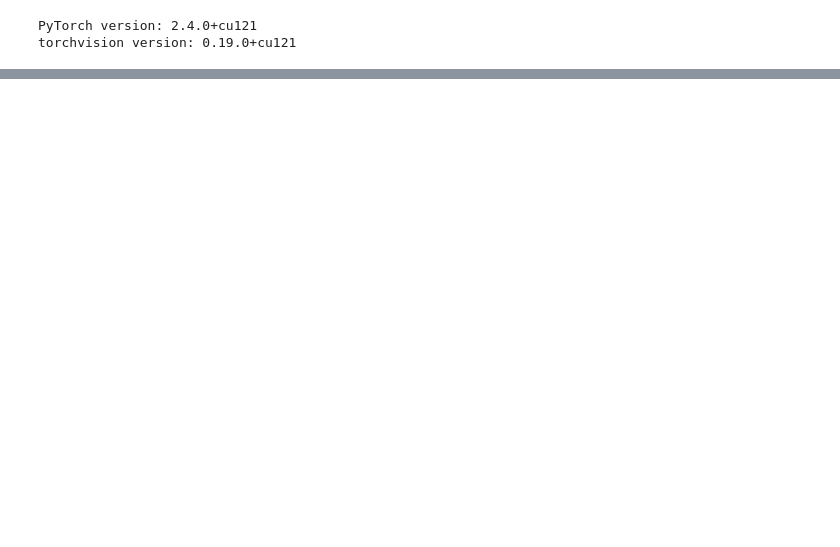
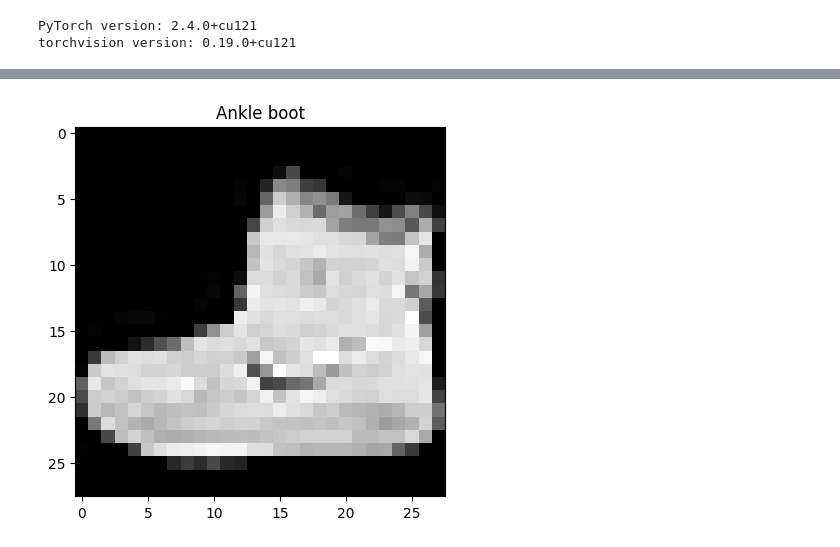
Before and after one commit to walkallen/learnPytorch, a Jupyter notebook: z2m04_cv.ipynb, the cells around one changed output, grey strips where cells are left out. Cells and saved outputs as stored; diff of their text form; code cells hidden in the pictures; blank space fills up the shorter version.

```diff
--- a/z2m04_cv.ipynb
+++ b/z2m04_cv.ipynb
@@ -119,0 +159,12 @@ Extracting data/FashionMNIST/raw/t10k-labels-idx1-ubyte.gz to data/FashionMNIST/
+# %%
+
+'''
+所以我们有 60,000 个训练样本和 10,000 个测试样本。
+我们可以通过.classes属性找到它们。
+
+
+'''
+
+# See classes
+class_names = train_data.classes
+class_names
@@ -119,0 +199,7 @@ Extracting data/FashionMNIST/raw/t10k-labels-idx1-ubyte.gz to data/FashionMNIST/
+# %%
+# 我们可以使用plt.imshow()的cmap参数将图像转换为灰度。
+
+plt.imshow(image.squeeze(), cmap="gray")
+plt.title(class_names[label]);
+# %% [output]
+[figure, added]
```
Also changed, not shown: parts of 31 cells of this notebook, 1 other file.
